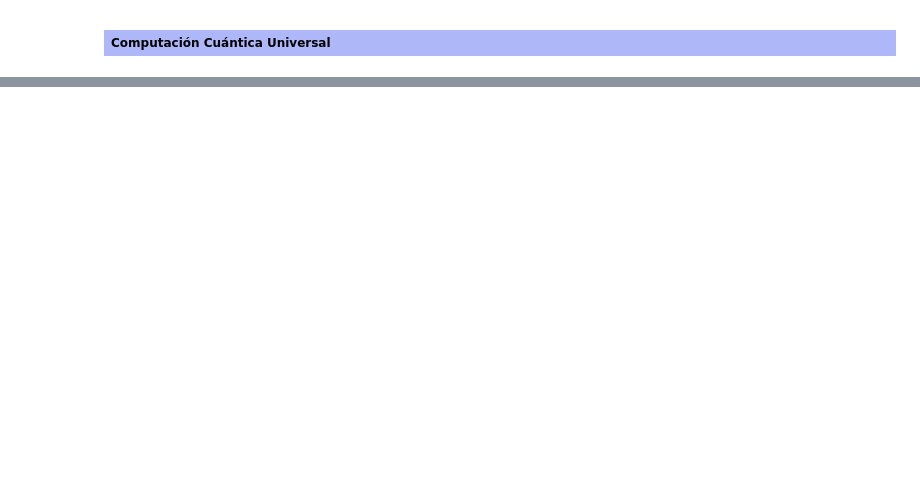
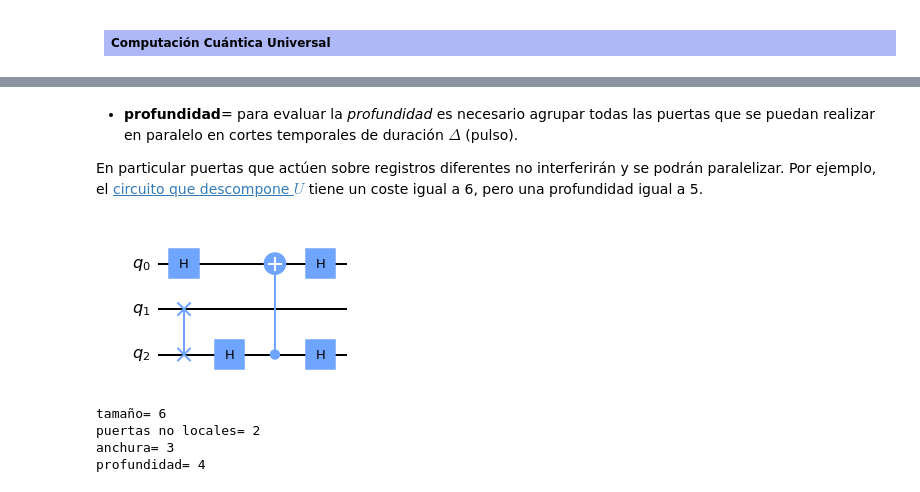
Before and after one commit to jamasole/CICC, a Jupyter notebook: Curso/01_Circuitos/131_Circuitos_Basicos.ipynb, the cells around one changed output, grey strips where cells are left out. Saved outputs shown, nothing was run; the diff lists cells and outputs as text; code cells hidden in the pictures; blank space fills up the shorter version.

```diff
--- a/Curso/01_Circuitos/131_Circuitos_Basicos.ipynb
+++ b/Curso/01_Circuitos/131_Circuitos_Basicos.ipynb
@@ -411,0 +565,30 @@ comprueba la equivalencia de los dos circuitos siguientes, siempre que se verifi
+# %% [markdown]
+
+
+ * **profundidad**= para evaluar la *profundidad*  es necesario agrupar todas las puertas  que se puedan realizar en paralelo en cortes temporales de duración $\Delta$ (pulso).
+
+ En particular puertas que actúen sobre registros diferentes no interferirán y se podrán paralelizar.
+ Por ejemplo, el [circuito que descompone $U$](#CUdecomposition)   tiene un coste igual a 6, pero una profundidad igual a 5.
+# %%
+from qiskit import QuantumCircuit, transpile, Aer, QuantumRegister
+qc = QuantumCircuit(3)
+
+
+qc.h(0)
+qc.swap(2,1)
+qc.h(2)
+qc.cx(2,0)
+qc.h([0,2])
+qc.draw('mpl')
+# %% [output]
+[figure, added]
+# %%
+print('tamaño=',qc.size())
+print('puertas no locales=', qc.num_nonlocal_gates())
+print('anchura=', qc.num_qubits)
+print('profundidad=', qc.depth())
+# %% [output]
+tamaño= 6
+puertas no locales= 2
+anchura= 3
+profundidad= 4
```
Also changed, not shown: parts of 52 cells of this notebook.
